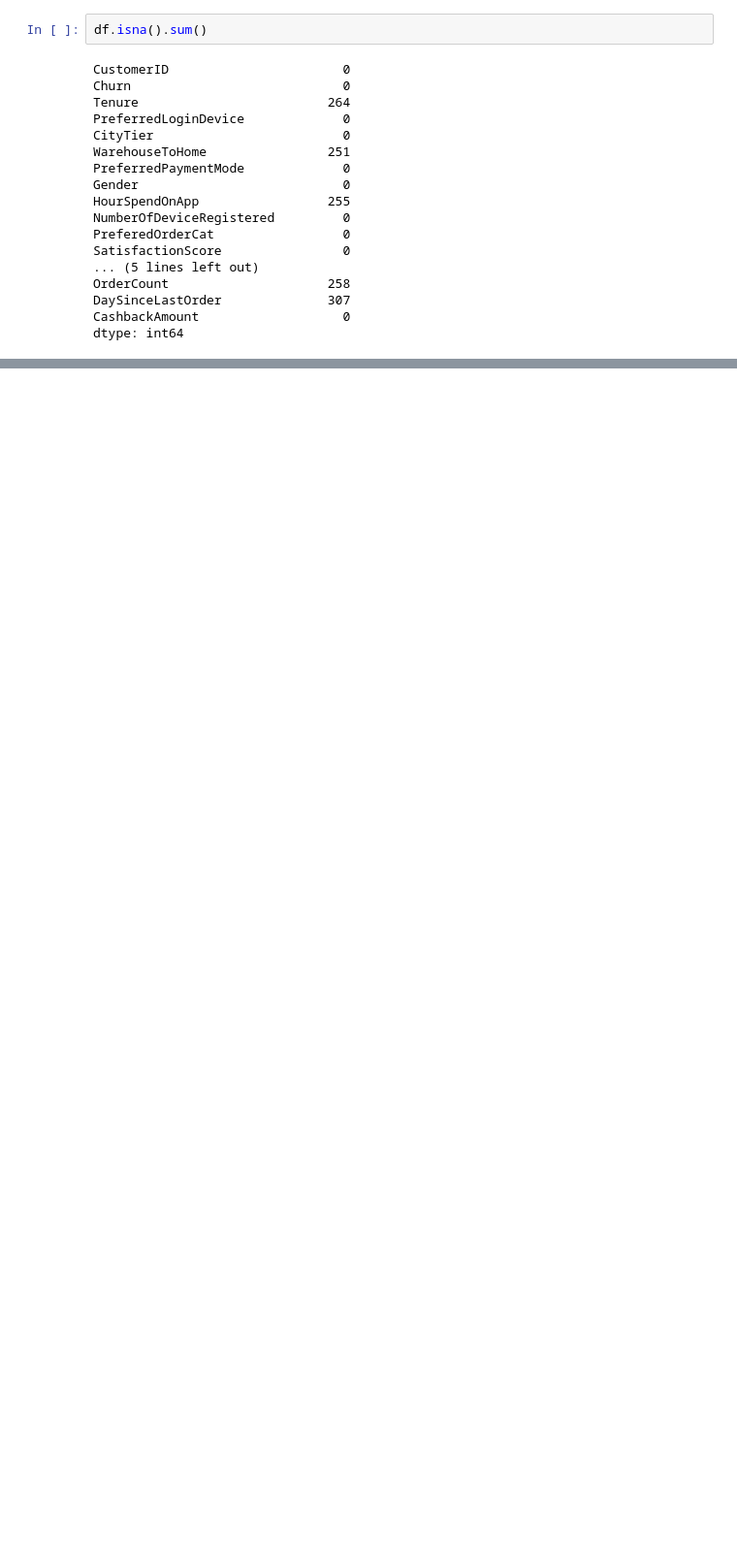
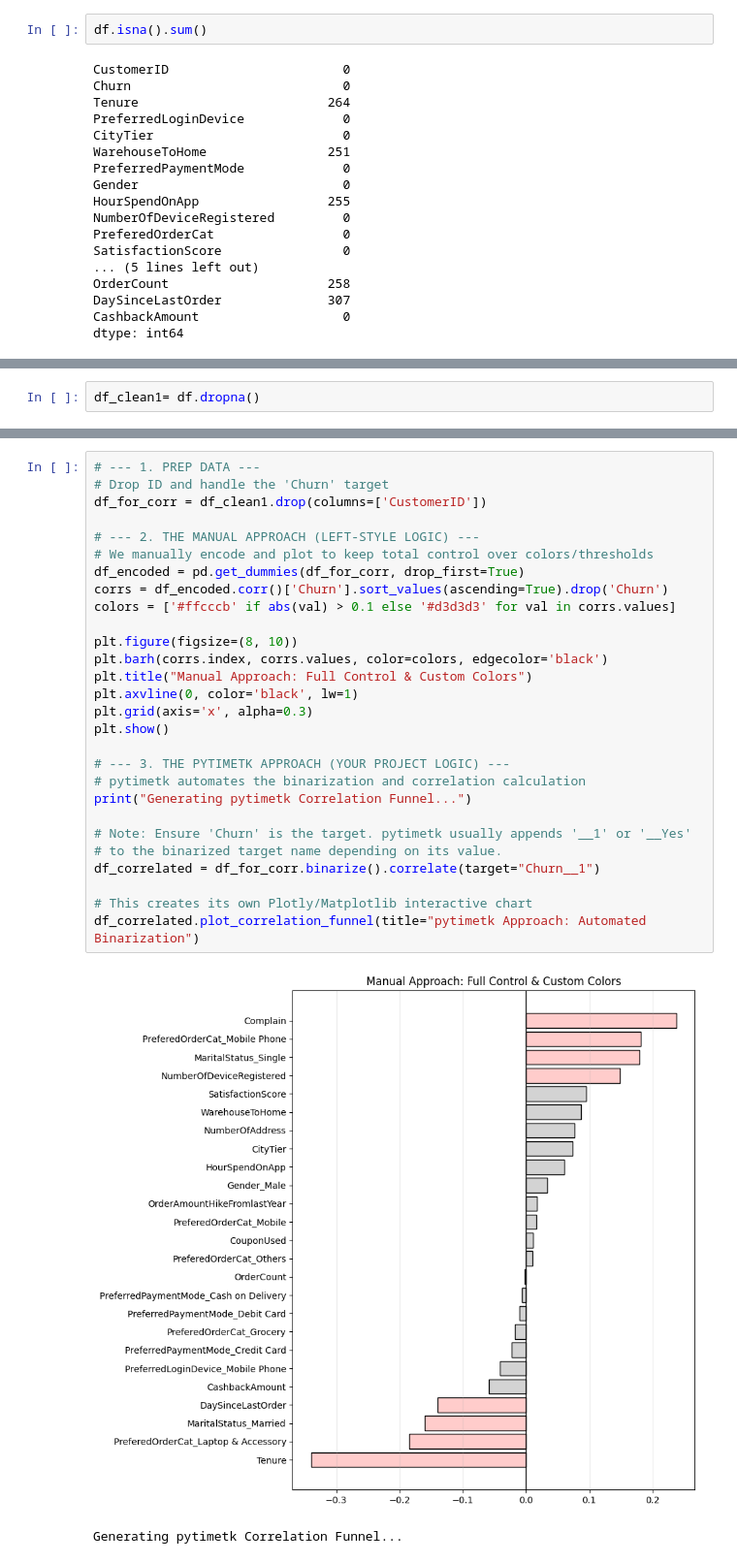
Before and after one commit to ethanhopkins101/DataScience-Projects, a Jupyter notebook: freelancing/e_commerce_customerchurn/ecom_customer_churn.ipynb, the cells around one changed output, grey strips where cells are left out. Shown at 97% size. Saved outputs shown, nothing was run; the diff lists cells and outputs as text; blank space fills up the shorter version.

Commit message:
customer churn preprocessing

```diff
--- a/freelancing/e_commerce_customerchurn/ecom_customer_churn.ipynb
+++ b/freelancing/e_commerce_customerchurn/ecom_customer_churn.ipynb
@@ -54,0 +93,2 @@ dtype: int64
+# %%
+df_clean1= df.dropna()
@@ -54,0 +176,31 @@ dtype: int64
+# %%
+# --- 1. PREP DATA ---
+# Drop ID and handle the 'Churn' target
+df_for_corr = df_clean1.drop(columns=['CustomerID'])
+
+# --- 2. THE MANUAL APPROACH (LEFT-STYLE LOGIC) ---
+# We manually encode and plot to keep total control over colors/thresholds
+df_encoded = pd.get_dummies(df_for_corr, drop_first=True)
+corrs = df_encoded.corr()['Churn'].sort_values(ascending=True).drop('Churn')
+colors = ['#ffcccb' if abs(val) > 0.1 else '#d3d3d3' for val in corrs.values]
+
+plt.figure(figsize=(8, 10))
+plt.barh(corrs.index, corrs.values, color=colors, edgecolor='black')
+plt.title("Manual Approach: Full Control & Custom Colors")
+plt.axvline(0, color='black', lw=1)
+plt.grid(axis='x', alpha=0.3)
+plt.show()
+
+# --- 3. THE PYTIMETK APPROACH (YOUR PROJECT LOGIC) ---
+# pytimetk automates the binarization and correlation calculation
+print("Generating pytimetk Correlation Funnel...")
+
+# Note: Ensure 'Churn' is the target. pytimetk usually appends '__1' or '__Yes'
+# to the binarized target name depending on its value.
+df_correlated = df_for_corr.binarize().correlate(target="Churn__1")
+
+# This creates its own Plotly/Matplotlib interactive chart
+df_correlated.plot_correlation_funnel(title="pytimetk Approach: Automated Binarization")
+# %% [output]
+[figure, added]
+Generating pytimetk Correlation Funnel...
```
Also changed, not shown: parts of 29 cells of this notebook.
